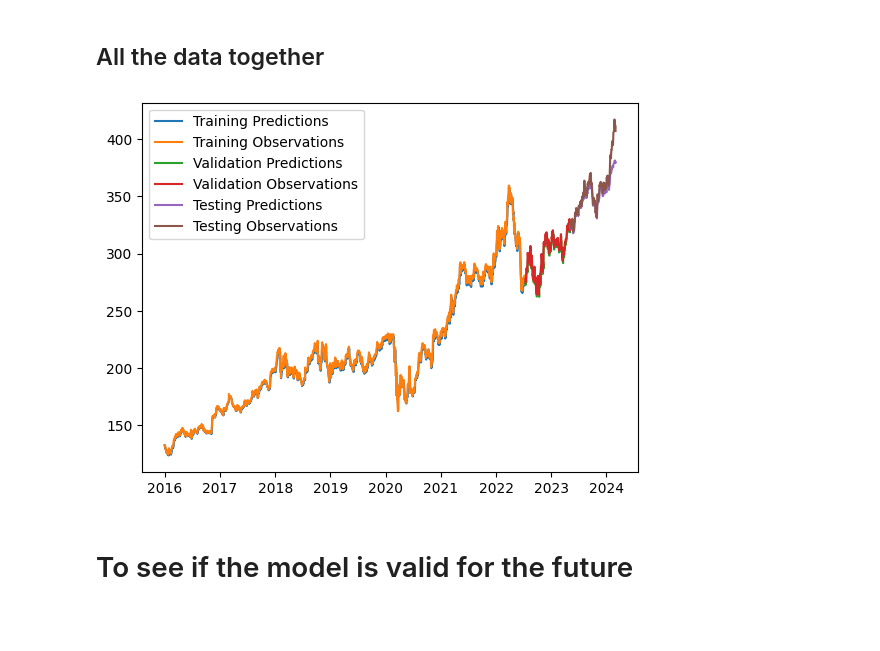
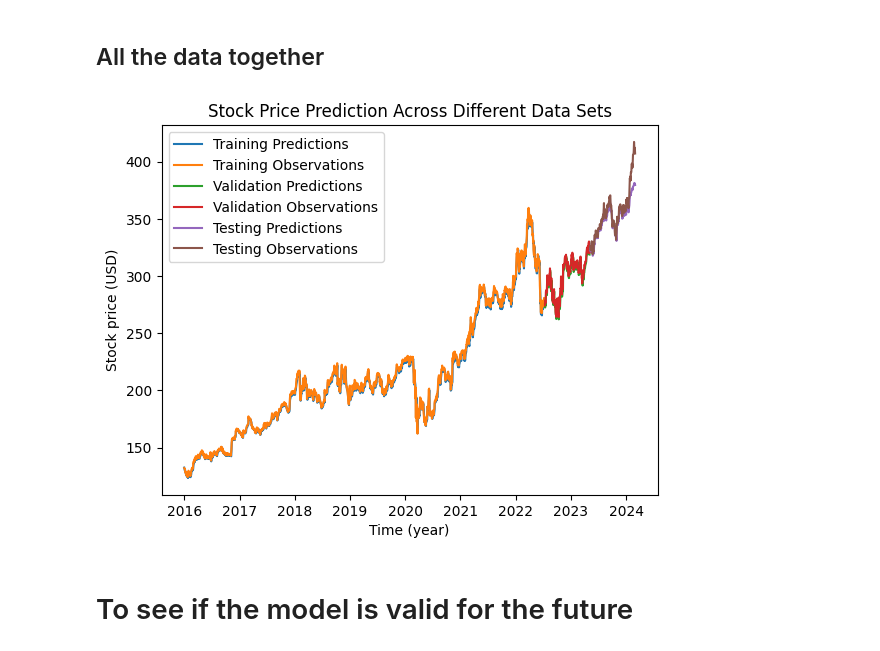
Before and after one commit to siqiangwu/Stock_price_prediction_and_forecasting_LSTM, a Jupyter notebook: Stock_price_prediction.ipynb, the cells around one changed output. Saved outputs shown, nothing was run; the diff lists cells and outputs as text; code cells hidden in the pictures; blank space fills up the shorter version.

```diff
--- a/Stock_price_prediction.ipynb
+++ b/Stock_price_prediction.ipynb
@@ -533,37 +533,40 @@ plt.legend(['Training Predictions',
             'Validation Observations',
             'Testing Predictions',
             'Testing Observations'])
+plt.title("Stock Price Prediction Across Different Data Sets")
+plt.xlabel("Time (year)")
+plt.ylabel("Stock price (USD)")
 plt.show()
 
 #Plotly
 
 # Traces for each series
 trace1 = go.Scatter(x=dates_train, y=train_predictions, mode='lines', name='Training Predictions')
 trace2 = go.Scatter(x=dates_train, y=y_train, mode='lines', name='Training Observations')
 trace3 = go.Scatter(x=dates_val, y=val_predictions, mode='lines', name='Validation Predictions')
 trace4 = go.Scatter(x=dates_val, y=y_val, mode='lines', name='Validation Observations')
 trace5 = go.Scatter(x=dates_test, y=test_predictions, mode='lines', name='Testing Predictions')
 trace6 = go.Scatter(x=dates_test, y=y_test, mode='lines', name='Testing Observations')
 
 # Figure and add all traces
 fig = go.Figure()
 fig.add_trace(trace1)
 fig.add_trace(trace2)
 fig.add_trace(trace3)
 fig.add_trace(trace4)
 fig.add_trace(trace5)
 fig.add_trace(trace6)
 
 # Layout with titles and axis labels
 fig.update_layout(title='Stock Price Prediction Across Different Data Sets',
                   xaxis_title='Time',
                   yaxis_title='Stock Price (USD)',
                   legend_title='Data Set')
 
 # Show plot
 fig.show()
 # %% [output]
-[figure, old version]
+[figure, new version]
 # %% [markdown]
 # To see if the model is valid for the future
 # %%
```
Also changed, not shown: parts of 1 cell of this notebook.
